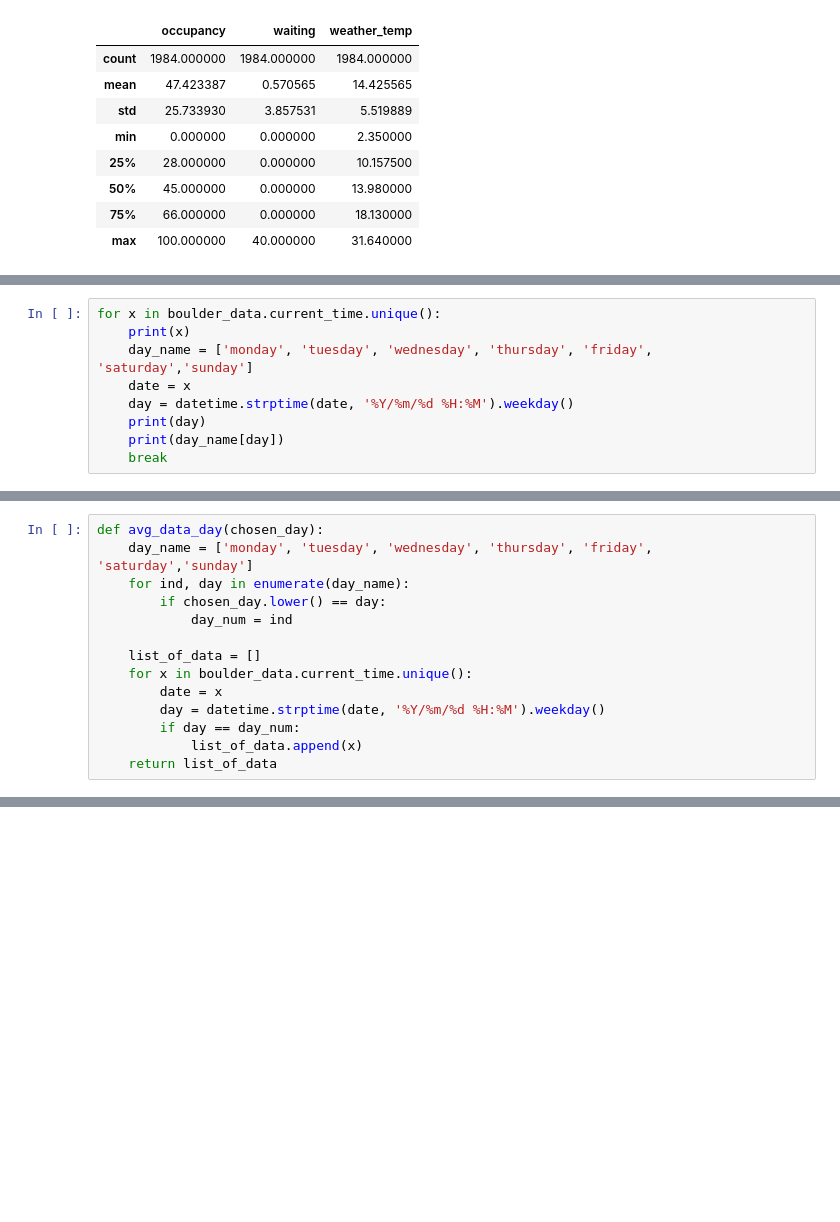
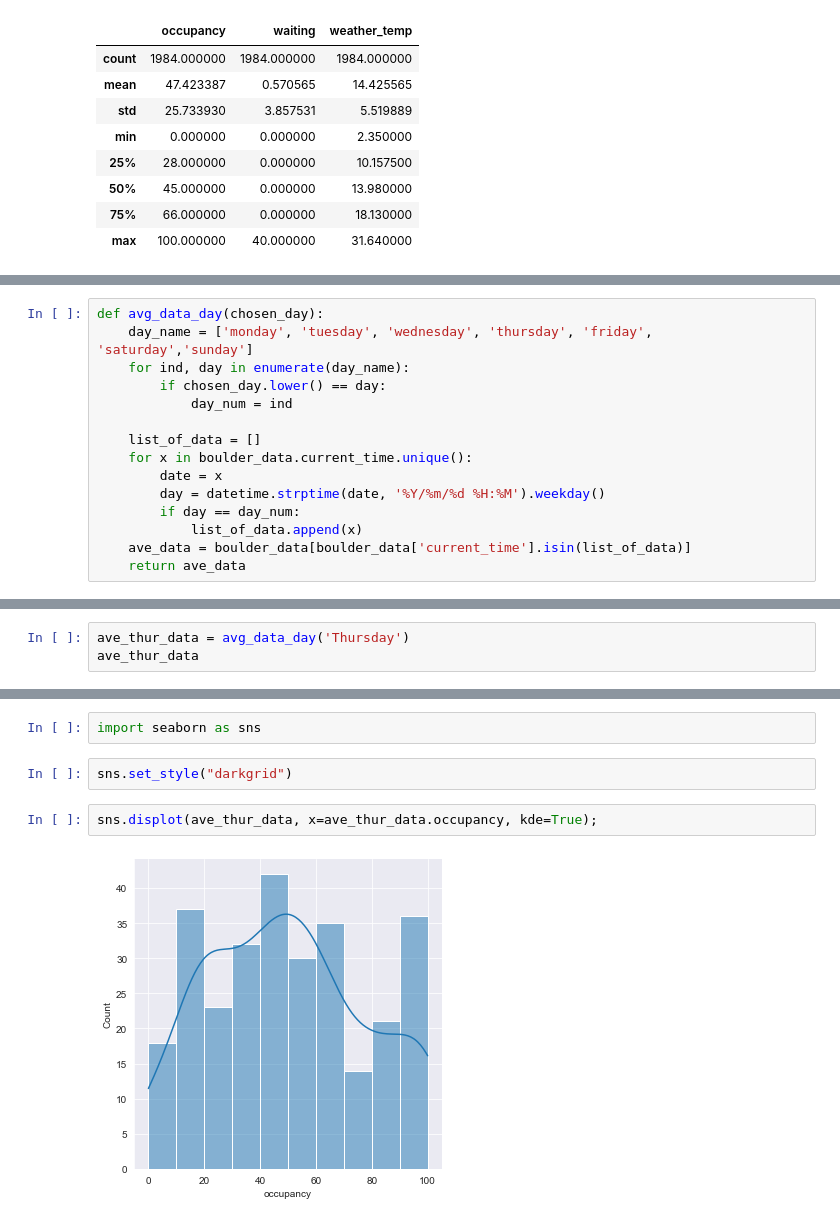
Before and after one commit to anebz/boulder, a Jupyter notebook: notebooks/average_data_for_specific_day.ipynb, the cells around one changed output, grey strips where cells are left out. Cells and saved outputs as stored; diff of their text form; blank space fills up the shorter version.

Commit message:
created function for average data

```diff
--- a/notebooks/average_data_for_specific_day.ipynb
+++ b/notebooks/average_data_for_specific_day.ipynb
@@ -65,9 +31,15 @@ for i in closed_times:
 # %%
-for x in boulder_data.current_time.unique():
-    print(x)
+def avg_data_day(chosen_day):
     day_name = ['monday', 'tuesday', 'wednesday', 'thursday', 'friday', 'saturday','sunday']
-    date = x
-    day = datetime.strptime(date, '%Y/%m/%d %H:%M').weekday()
-    print(day)
-    print(day_name[day])
-    break
+    for ind, day in enumerate(day_name):
+        if chosen_day.lower() == day:
+            day_num = ind
+
+    list_of_data = []
+    for x in boulder_data.current_time.unique():
+        date = x
+        day = datetime.strptime(date, '%Y/%m/%d %H:%M').weekday()
+        if day == day_num:
+            list_of_data.append(x)
+    ave_data = boulder_data[boulder_data['current_time'].isin(list_of_data)]
+    return ave_data
@@ -85,14 +45,0 @@ list(return_all_dates(boulder_data.current_time.unique()))[0][0]
-# %%
-def avg_data_day(chosen_day):
-    day_name = ['monday', 'tuesday', 'wednesday', 'thursday', 'friday', 'saturday','sunday']
-    for ind, day in enumerate(day_name):
-        if chosen_day.lower() == day:
-            day_num = ind
-
-    list_of_data = []
-    for x in boulder_data.current_time.unique():
-        date = x
-        day = datetime.strptime(date, '%Y/%m/%d %H:%M').weekday()
-        if day == day_num:
-            list_of_data.append(x)
-    return list_of_data
@@ -118,0 +46,3 @@ avg_data_day('Monday')
+# %%
+ave_thur_data = avg_data_day('Thursday')
+ave_thur_data
@@ -118,0 +63,8 @@ avg_data_day('Monday')
+# %%
+import seaborn as sns
+# %%
+sns.set_style("darkgrid")
+# %%
+sns.displot(ave_thur_data, x=ave_thur_data.occupancy, kde=True);
+# %% [output]
+[figure, added]
```
Also changed, not shown: parts of 11 cells of this notebook.
